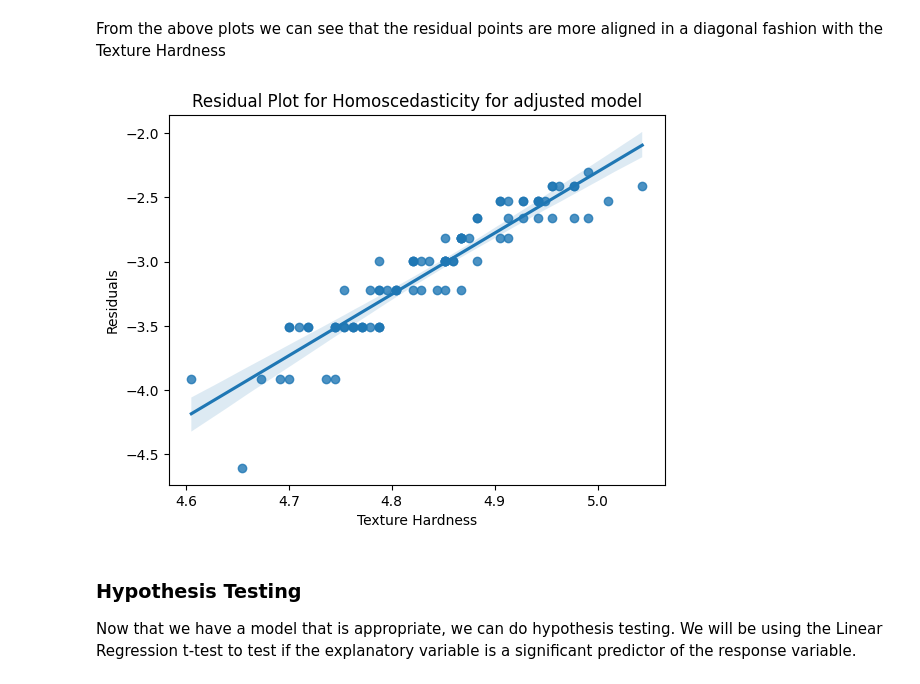
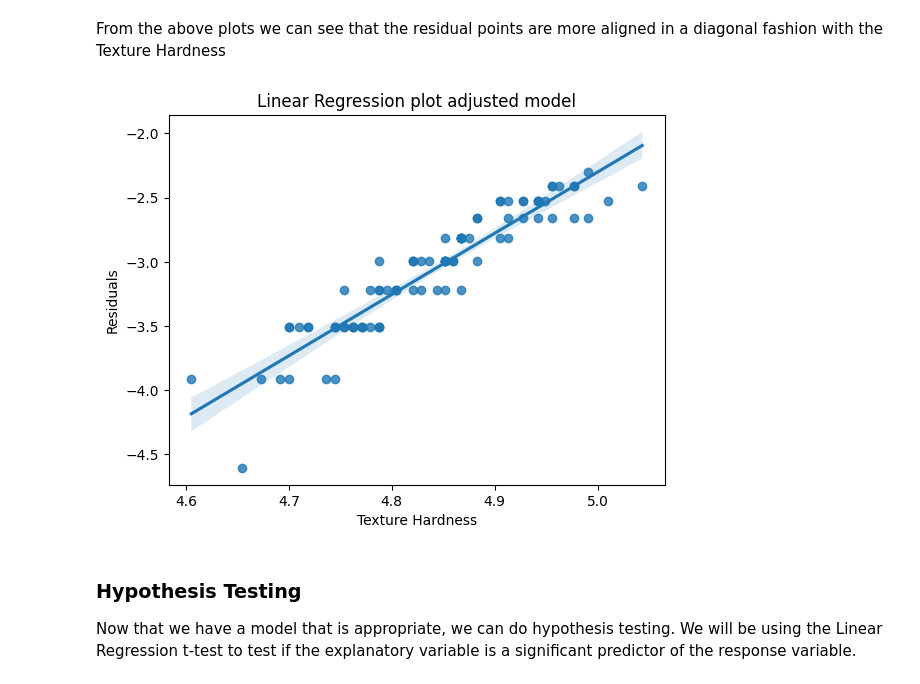
Before and after one commit to CS506-Boston-University/homework-4-phs-sakshi, a Jupyter notebook: homework4.ipynb, the cells around one changed output. Drawn from its saved outputs; the diff is of its cells as text; code cells hidden in the pictures.

```diff
--- a/homework4.ipynb
+++ b/homework4.ipynb
@@ -416,11 +416,11 @@ From the above plots we can see that the residual points are more aligned in a d
 # %%
 sns.regplot(x='Texture Hardness', y='Texture Chewiness', data=cookie_data)
 plt.xlabel('Texture Hardness')
 plt.ylabel('Residuals')
-plt.title('Residual Plot for Homoscedasticity for adjusted model')
+plt.title('Linear Regression plot adjusted model')
 plt.show()
 # %% [output]
-[figure, old version]
+[figure, new version]
 # %% [markdown]
 ### Hypothesis Testing
 Now that we have a model that is appropriate, we can do hypothesis testing. We will be using the Linear Regression t-test to test if the explanatory variable is a significant predictor of the response variable.
```
Also changed, not shown: parts of 11 cells of this notebook, 2 other files.
